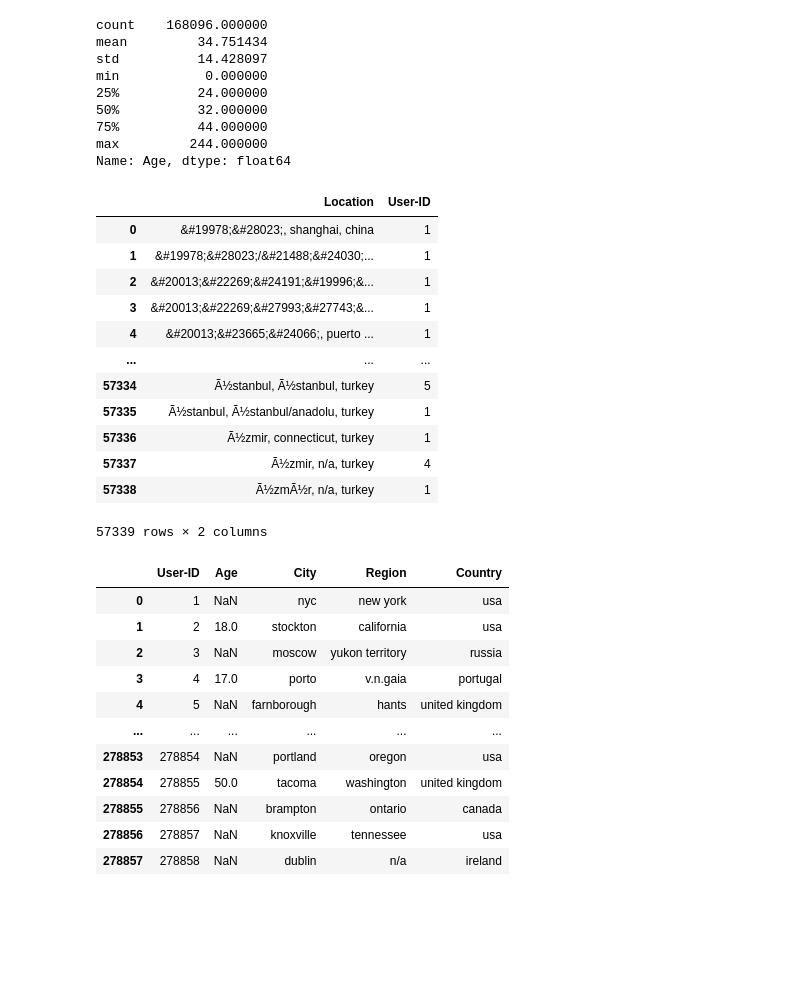
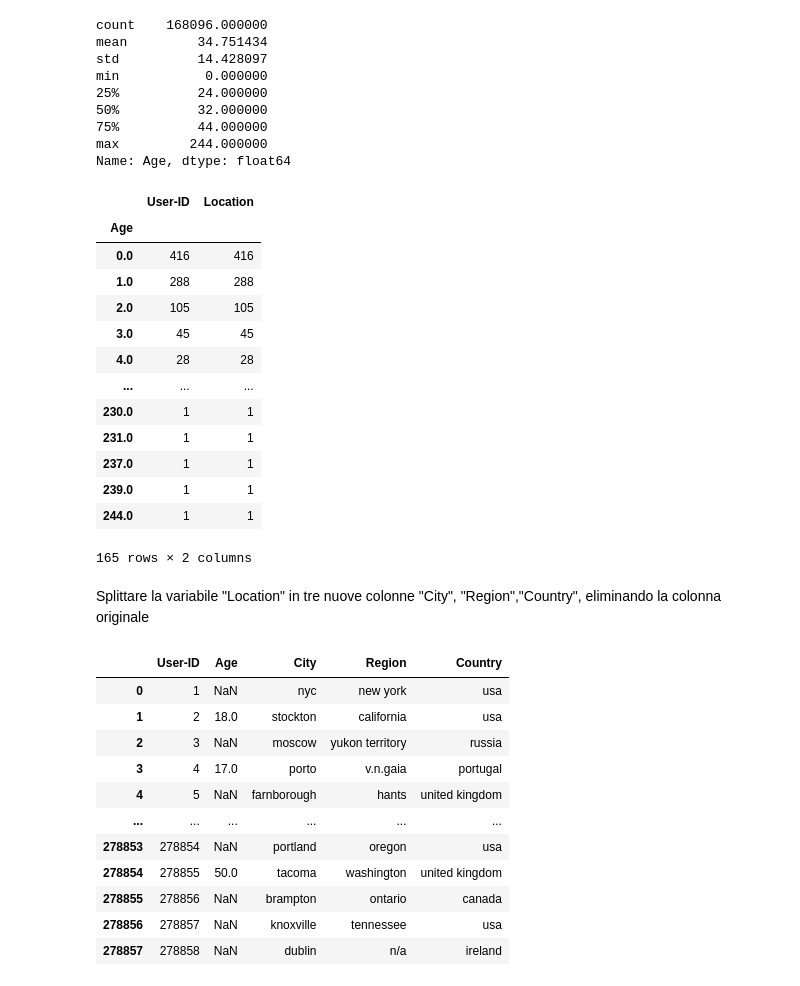
Before and after one commit to r1datascience/FoCS, a Jupyter notebook: Progetto_FoCS_21_22.ipynb, the cells around one changed output. Saved outputs shown, nothing was run; the diff lists cells and outputs as text; code cells hidden in the pictures; blank space fills up the shorter version.

```diff
--- a/Progetto_FoCS_21_22.ipynb
+++ b/Progetto_FoCS_21_22.ipynb
@@ -65,21 +91,23 @@ min           0.000000
 75%          44.000000
 max         244.000000
 Name: Age, dtype: float64
-# %%
-#Vedere quante località diverse ci sono, senza considerare le ripetizioni
-users.groupby(['Location'])['User-ID'].count().reset_index() #Apparentemente ci sono 57339 righe diverse secondo la variabile "Location"
-# %% [output]
-|  | Location | User-ID |
-| 0 | &#19978;&#28023;, shanghai, china | 1 |
-| 1 | &#19978;&#28023;/&#21488;&#24030;... | 1 |
-| 2 | &#20013;&#22269;&#24191;&#19996;&... | 1 |
-| 3 | &#20013;&#22269;&#27993;&#27743;&... | 1 |
-| 4 | &#20013;&#23665;&#24066;, puerto ... | 1 |
-| ... | ... | ... |
-| 57334 | Ã½stanbul, Ã½stanbul, turkey | 5 |
-| 57335 | Ã½stanbul, Ã½stanbul/anadolu, turkey | 1 |
-| 57336 | Ã½zmir, connecticut, turkey | 1 |
-| 57337 | Ã½zmir, n/a, turkey | 4 |
-| 57338 | Ã½zmÃ½r, n/a, turkey | 1 |
-57339 rows × 2 columns
+# %%
+users.groupby('Age').count()
+# %% [output]
+|  | User-ID | Location |
+| Age |  |  |
+| 0.0 | 416 | 416 |
+| 1.0 | 288 | 288 |
+| 2.0 | 105 | 105 |
+| 3.0 | 45 | 45 |
+| 4.0 | 28 | 28 |
+| ... | ... | ... |
+| 230.0 | 1 | 1 |
+| 231.0 | 1 | 1 |
+| 237.0 | 1 | 1 |
+| 239.0 | 1 | 1 |
+| 244.0 | 1 | 1 |
+165 rows × 2 columns
+# %% [markdown]
+Splittare la variabile "Location" in tre nuove colonne "City", "Region","Country", eliminando la colonna originale
 # %%
```
Also changed, not shown: parts of 22 cells of this notebook.
